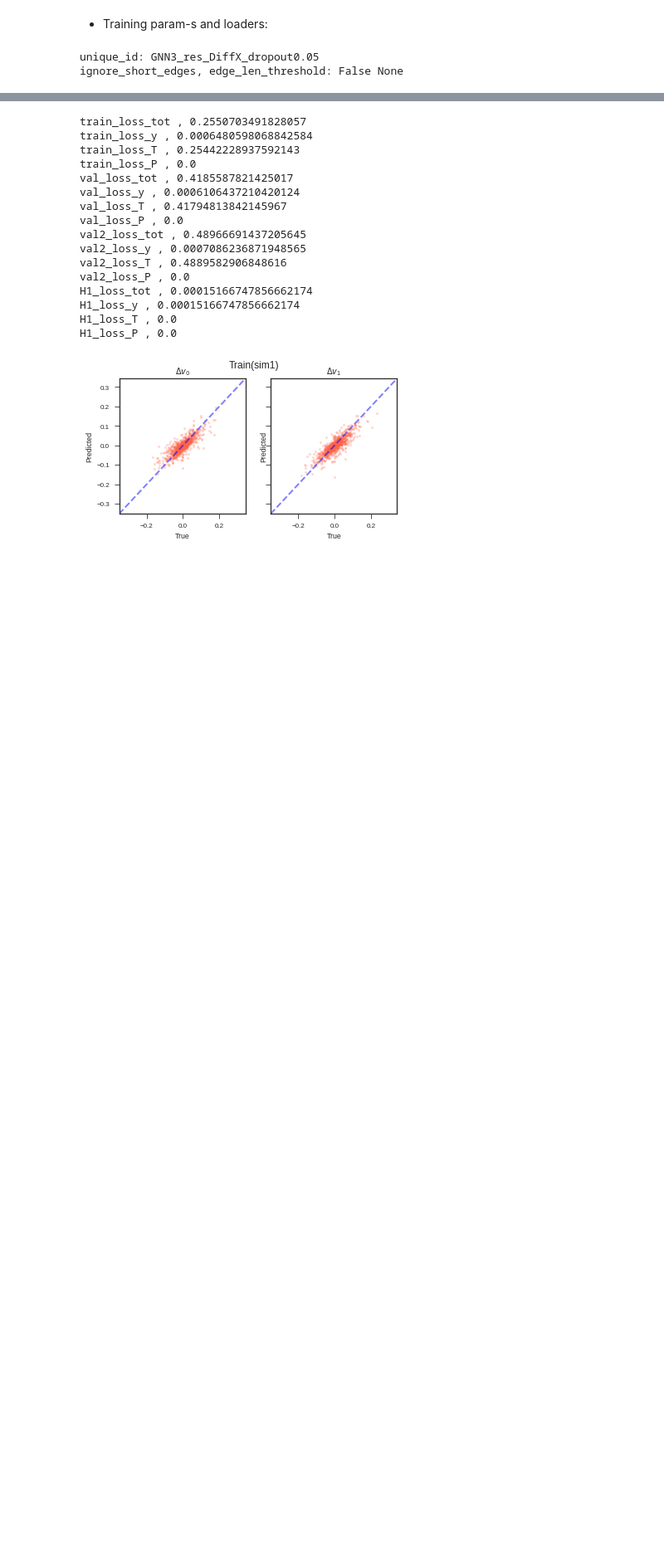
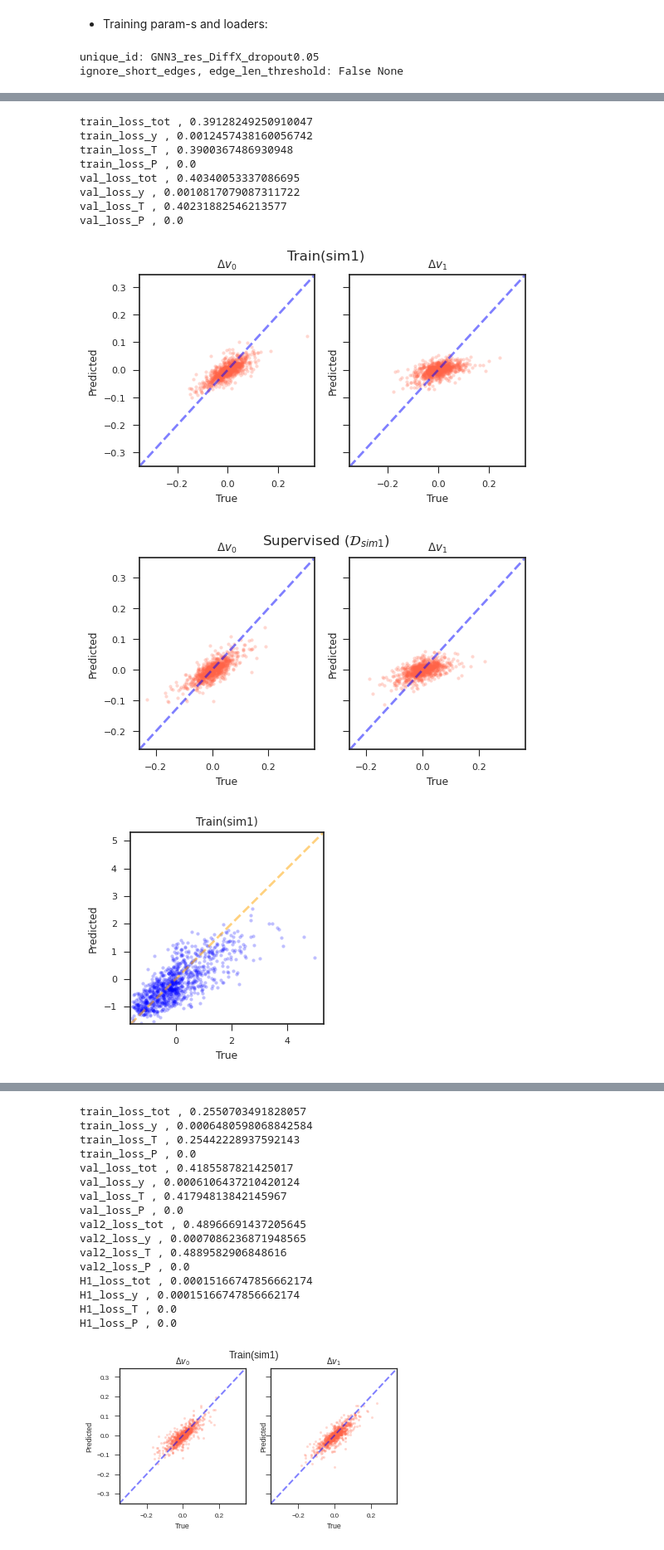
Before and after one commit to mshagirov/simgnn, a Jupyter notebook: nbs/3B_T_sim2real.ipynb, the cells around one changed output, grey strips where cells are left out. Shown at 83% size. Saved outputs shown, nothing was run; the diff lists cells and outputs as text; code cells hidden in the pictures; blank space fills up the shorter version.

```diff
--- a/nbs/3B_T_sim2real.ipynb
+++ b/nbs/3B_T_sim2real.ipynb
@@ -439,3 +444,66 @@ Epoch 25/999:
 # # plot losses
 # plot_losses(train_log, loaders, dataset_legend)
 # # plt.show()
+# %%
+# compute predictions and plot them
+# vel-y, tens, pres
+bs = 2
+
+pred_out, tgt_out, sample_losses = predict_batch(net,
+                                                 {'train' : DataLoader(datasets_dict['train'], batch_size=bs),
+                                                  'val':    DataLoader(datasets_dict['val'],  batch_size=bs),
+                                                  # 'val2':   DataLoader(datasets_dict['val2'], batch_size=bs),
+                                                  # 'H1':   DataLoader(datasets_dict['H1'], batch_size=bs),
+#                                                   'A':   DataLoader(datasets_dict['A'], batch_size=bs)
+                                                 },
+                                                 loss_func=torch.nn.MSELoss(reduction='sum'),
+                                                 use_force_loss = {'train': True,
+                                                                   'val': True,
+                                                                   'val2': True,
+                                                                   'H1' : False,
+                                                                   'A':True
+                                                                  },
+                                                 return_losses = True, device=device)
+print(''.join([f'{k} , {sample_losses[k]}\n' for k in sample_losses]))
+
+plot_velocity_predictions(pred_out[0], tgt_out[0], dataset_legend, subplots_kw={'figsize':[6,3]})
+
+plot_tension_prediction(pred_out[1], tgt_out[1], dataset_legend, figure_kw={'figsize':[3,3]})
+
+# # # # # # # # # # # # # #
+# # # Hara Ablation # # # #
+# # # # # # # # # # # # # #
+Abln_p, Abln_t, is_ros_ = predict_abln_tension(net, datasets_dict['A'], device=device)
+
+m1,m2 = np.polyfit(Abln_t[~is_ros_], Abln_p[~is_ros_], 1)
+y_fit = np.array([min(Abln_t),max(Abln_t)])*m1+m2
+
+plt.figure(figsize=[5,5])
+ax = plt.gca()
+ax.plot(Abln_t[~is_ros_], Abln_p[~is_ros_], 'o', mfc='tomato', ms=5, alpha=.5, label='w/o rosettes')
+ax.plot(Abln_t[is_ros_], Abln_p[is_ros_], 'd', mfc='royalblue', ms=5, alpha=.5, label='rosettes')
+
+ax.plot([min(Abln_t),max(Abln_t)], y_fit, 'k--',lw=3, alpha=.5, label=f'$f(x)={m1:.3f}x{"+" if m2>0 else "-"}{np.abs(m2):.3f}$')
+ax.set_title('Recoil vs Predicted Tension');
+ax.set_xlabel('Recoil');
+ax.set_ylabel('Tension(pred)');
+ax.legend();
+ax.axis('square')
+
+plt.show()
+print('- '*10+'-')
+print(f'NO___rosettes : R,p={pearsonr(Abln_t[~is_ros_], Abln_p[~is_ros_])}')
+print(f'WITH_rosettes : R,p={pearsonr(Abln_t, Abln_p)}')
+print('- '*10+'-')
+# %% [output]
+train_loss_tot , 0.39128249250910047
+train_loss_y , 0.0012457438160056742
+train_loss_T , 0.3900367486930948
+train_loss_P , 0.0
+val_loss_tot , 0.40340053337086695
+val_loss_y , 0.0010817079087311722
+val_loss_T , 0.40231882546213577
+val_loss_P , 0.0
+[figure, added]
+[figure, added]
+[figure, added]
```
Also changed, not shown: parts of 4 cells of this notebook.
